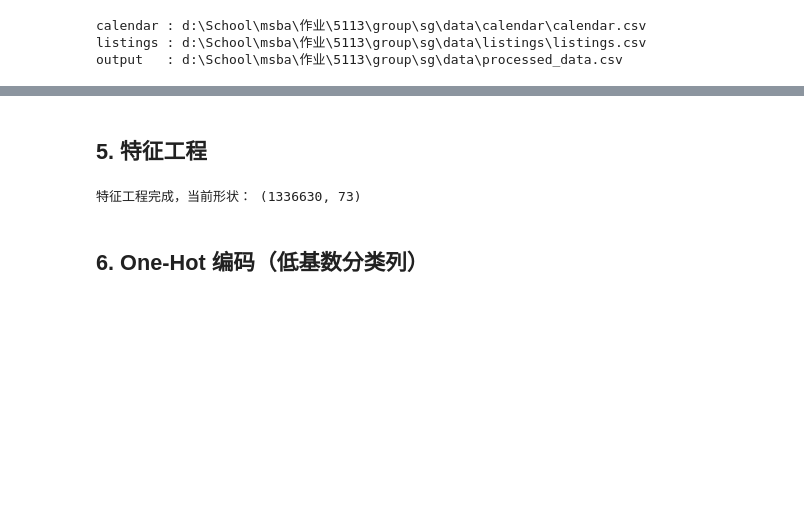
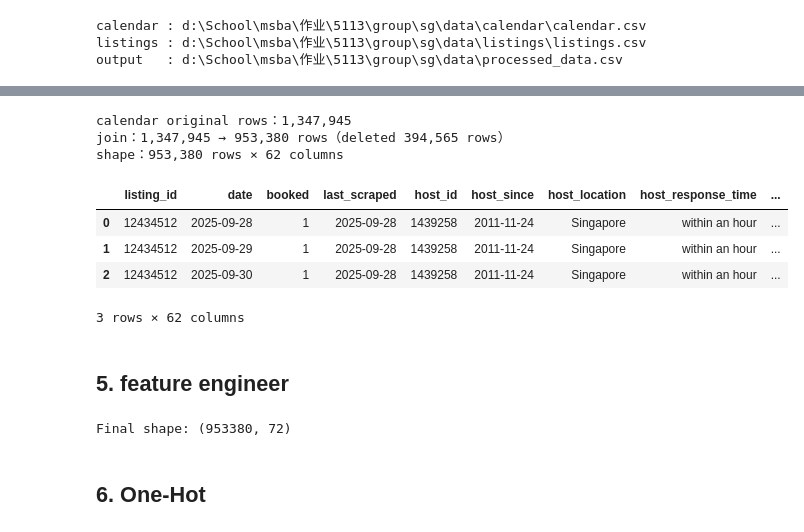
Before and after one commit to lithium-Sellll/5113_backup, a Jupyter notebook: code/01_preprocessing.ipynb, the cells around one changed output, grey strips where cells are left out. Cells and saved outputs as stored; diff of their text form; code cells hidden in the pictures; blank space fills up the shorter version.

```diff
--- a/code/01_preprocessing.ipynb
+++ b/code/01_preprocessing.ipynb
@@ -237,41 +188,64 @@ df.head(3)
+# %%
+before_cal = cal_clean.shape[0]
+df = cal_clean.merge(
+    lst_clean,
+    left_on='listing_id',
+    right_on='id',
+    how='inner'
+)
+df.drop(columns=['id'], inplace=True)
+print(f'calendar original rows：{before_cal:,}')
+print(f'join：{before_cal:,} → {df.shape[0]:,} rows（deleted {before_cal - df.shape[0]:,} rows）')
+print(f'shape：{df.shape[0]:,} rows × {df.shape[1]} columns')
+df.head(3)
+# %% [output]
+calendar original rows：1,347,945
+join：1,347,945 → 953,380 rows（deleted 394,565 rows）
+shape：953,380 rows × 62 columns
+|  | listing_id | date | booked | last_scraped | host_id | host_since | host_location | host_response_time | ... |
+| 0 | 12434512 | 2025-09-28 | 1 | 2025-09-28 | 1439258 | 2011-11-24 | Singapore | within an hour | ... |
+| 1 | 12434512 | 2025-09-29 | 1 | 2025-09-28 | 1439258 | 2011-11-24 | Singapore | within an hour | ... |
+| 2 | 12434512 | 2025-09-30 | 1 | 2025-09-28 | 1439258 | 2011-11-24 | Singapore | within an hour | ... |
+3 rows × 62 columns
 # %% [markdown]
-## 5. 特征工程
+## 5. feature engineer
 # %%
-# ── 5-1  calendar.date 衍生特征 ──────────────────────────────
-df['day_of_week']  = df['date'].dt.dayofweek          # 0=周一 … 6=周日
+# ── 5-1  calendar.date ──────────────────────────────
+df['day_of_week']  = df['date'].dt.dayofweek
 df['month']        = df['date'].dt.month
 df['quarter']      = df['date'].dt.quarter
 df['is_weekend']   = (df['day_of_week'] >= 5).astype(int)
 df['day_of_year']  = df['date'].dt.dayofyear
 
-# ── 5-2  days_until_booking：预订日期距抓取日期的天数 ──────────
-#   last_scraped 是 listings 的抓取日期，代表"当前时间基准"
+# ── 5-2  days_until_booking ──────────
 df['days_until'] = (df['date'] - df['last_scraped']).dt.days
 
-# ── 5-3  房东资历：抓取日期 - host_since ──────────────────────
+# ── 5-3  ──────────────────────
 df['host_tenure_days'] = (df['last_scraped'] - df['host_since']).dt.days
 
-# ── 5-4  评价新鲜度 ──────────────────────────────────────────
+# ── 5-4  ──────────────────────────────────────────
 df['days_since_first_review'] = (df['last_scraped'] - df['first_review']).dt.days
 df['days_since_last_review']  = (df['last_scraped'] - df['last_review']).dt.days
 
 
-# ── 5-6  可用性比率 ──────────────────────────────────────────
+# ── 5-6  ──────────────────────────────────────────
 df['availability_ratio_30']  = df['availability_30']  / 30
 df['availability_ratio_60']  = df['availability_60']  / 60
 df['availability_ratio_90']  = df['availability_90']  / 90
 df['availability_ratio_365'] = df['availability_365'] / 365
 
-# ── 5-7  最短住宿夜数区间（calendar 列） ─────────────────────
-df['min_max_nights_range'] = df['maximum_nights_x'] - df['minimum_nights_x']
+# ── 5-7  ─────────────────────
+df['min_max_nights_range'] = df['maximum_nights'] - df['minimum_nights']
 
-# ── 5-8  删除原始日期列（已提取完特征）───────────────────────
+# ── 5-8  ───────────────────────
 df.drop(columns=['date', 'last_scraped', 'host_since',
                  'first_review', 'last_review'], inplace=True)
 
-print('特征工程完成，当前形状：', df.shape)
+df['has_review'] = (df['number_of_reviews'] > 0).astype(int)
+
+print('Final shape:', df.shape)
 # %% [output]
-特征工程完成，当前形状： (1336630, 73)
+Final shape: (953380, 72)
 # %% [markdown]
-## 6. One-Hot 编码（低基数分类列）
+## 6. One-Hot
 # %%
```
Also changed, not shown: parts of 22 cells of this notebook, 28 other files.
